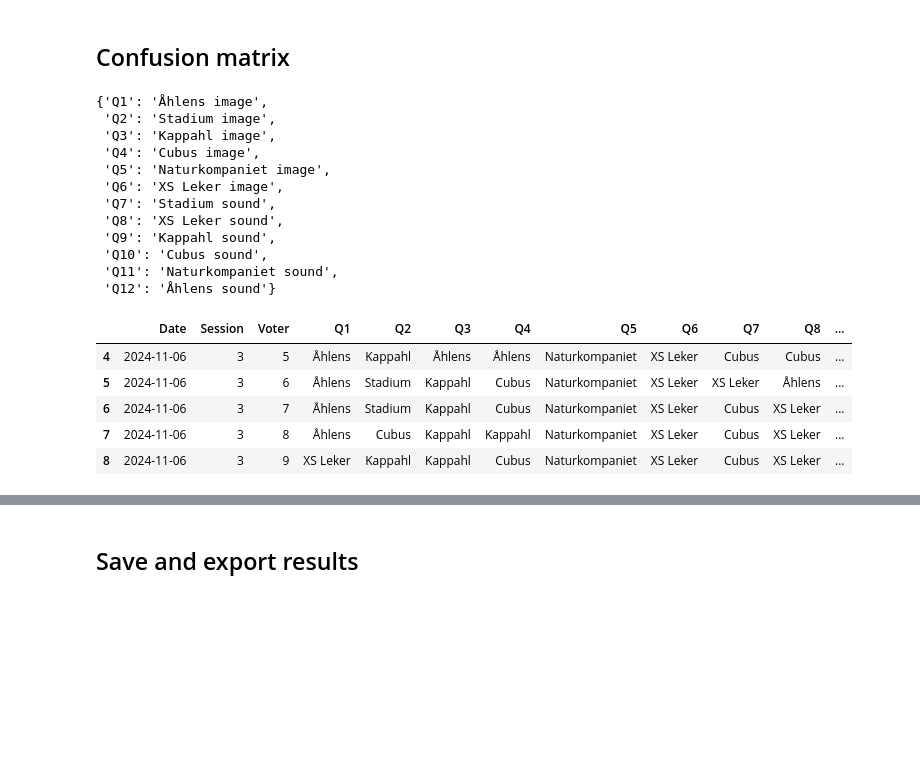
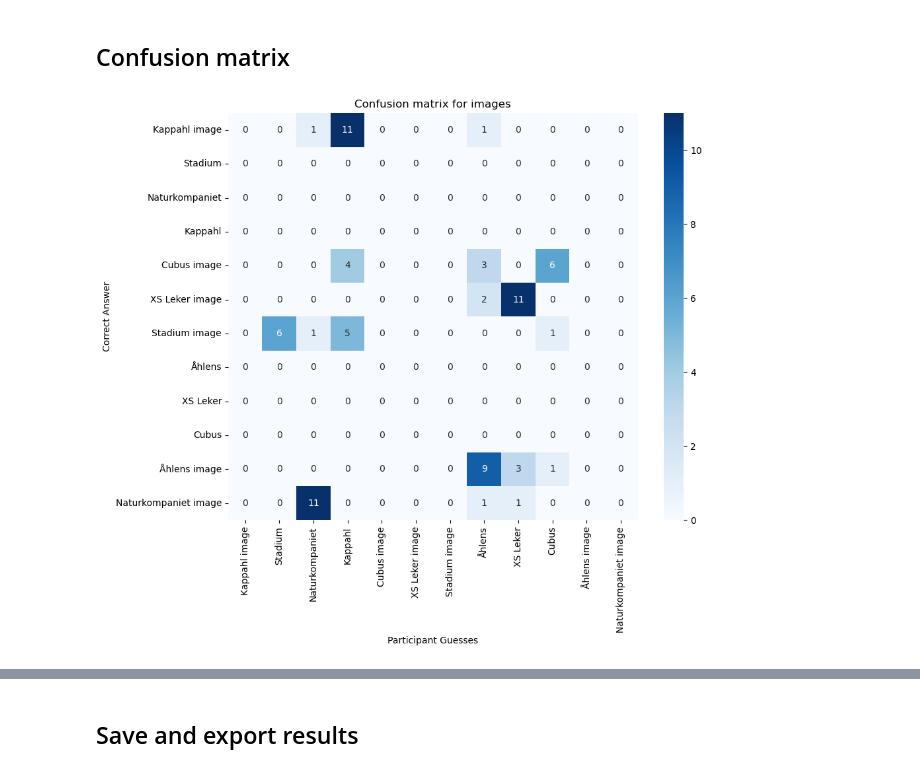
Before and after one commit to emmenru/Music-AI-workshop, a Jupyter notebook: AI-music-workshop.ipynb, the cells around one changed output, grey strips where cells are left out. Cells and saved outputs as stored; diff of their text form; code cells hidden in the pictures; blank space fills up the shorter version.

Commit message:
Add confusion matrix

```diff
--- a/AI-music-workshop.ipynb
+++ b/AI-music-workshop.ipynb
@@ -717,29 +717,7 @@ pf.plot_correct_answers(total_correct_per_question, correct_answers_dict, colorb
 [figure]
 # %% [markdown]
 ## Confusion matrix
-# %%
-correct_answers_dict
-# %% [output]
-{'Q1': 'Åhlens image',
- 'Q2': 'Stadium image',
- 'Q3': 'Kappahl image',
- 'Q4': 'Cubus image',
- 'Q5': 'Naturkompaniet image',
- 'Q6': 'XS Leker image',
- 'Q7': 'Stadium sound',
- 'Q8': 'XS Leker sound',
- 'Q9': 'Kappahl sound',
- 'Q10': 'Cubus sound',
- 'Q11': 'Naturkompaniet sound',
- 'Q12': 'Åhlens sound'}
-# %%
-df_quiz.head()
-# %% [output]
-|  | Date | Session | Voter | Q1 | Q2 | Q3 | Q4 | Q5 | Q6 | Q7 | Q8 | ... |
-| 4 | 2024-11-06 | 3 | 5 | Åhlens | Kappahl | Åhlens | Åhlens | Naturkompaniet | XS Leker | Cubus | Cubus | ... |
-| 5 | 2024-11-06 | 3 | 6 | Åhlens | Stadium | Kappahl | Cubus | Naturkompaniet | XS Leker | XS Leker | Åhlens | ... |
-| 6 | 2024-11-06 | 3 | 7 | Åhlens | Stadium | Kappahl | Cubus | Naturkompaniet | XS Leker | Cubus | XS Leker | ... |
-| 7 | 2024-11-06 | 3 | 8 | Åhlens | Cubus | Kappahl | Kappahl | Naturkompaniet | XS Leker | Cubus | XS Leker | ... |
-| 8 | 2024-11-06 | 3 | 9 | XS Leker | Kappahl | Kappahl | Cubus | Naturkompaniet | XS Leker | Cubus | XS Leker | ... |
 # %%
-#from sklearn.metrics import confusion_matrix
+pf.plot_confusion_matrix( df_quiz.iloc[:,3:9], {k: correct_answers_dict[k] for k in list(correct_answers_dict)[:6]}, 'Confusion matrix for images')
+# %% [output]
+[figure, added]
```
Also changed, not shown: parts of 2 cells of this notebook, 1 other file.
